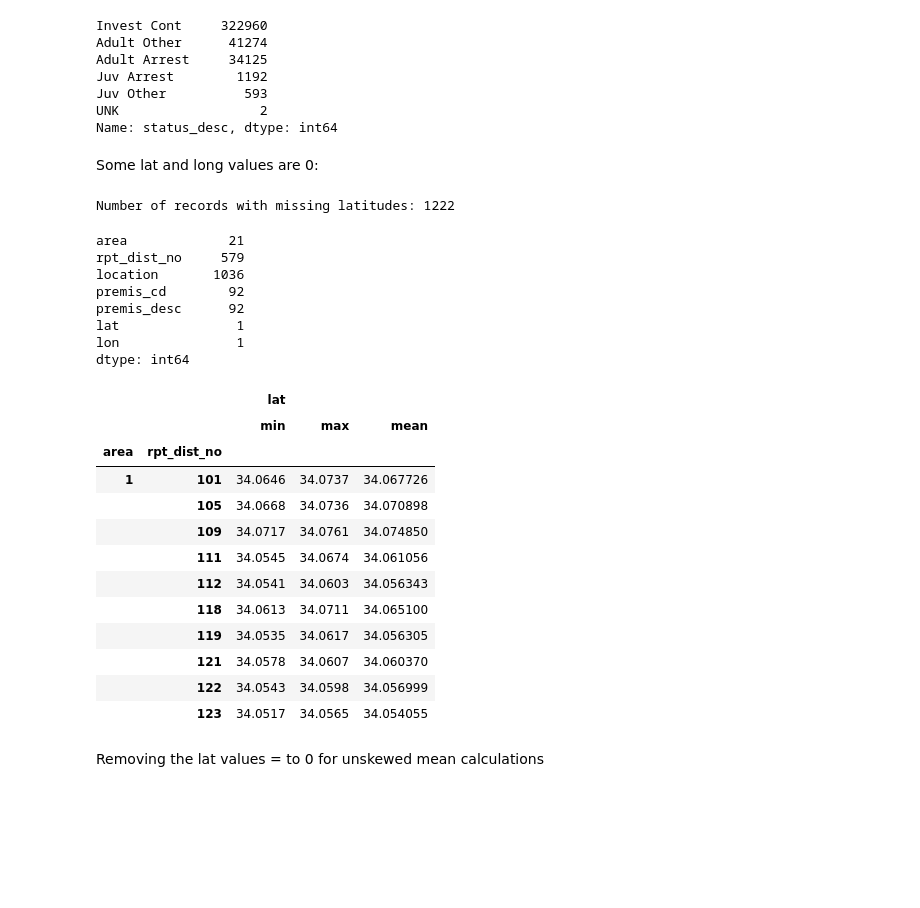
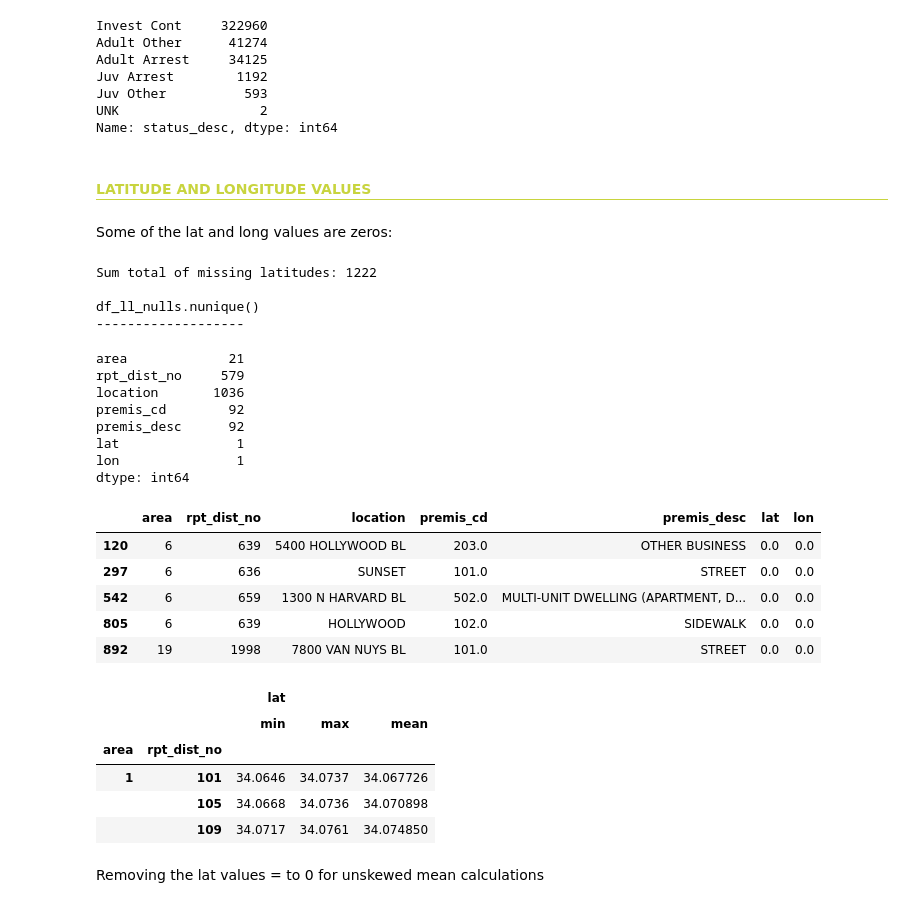
Before and after one commit to jdormaar/Boardgame_Preferences_Predictive_Analysis, a Jupyter notebook: Competitions/Analyzing Crime in LA/notebook.ipynb, the cells around one changed output. Drawn from its saved outputs; the diff is of its cells as text; code cells hidden in the pictures; blank space fills up the shorter version.

```diff
--- a/Competitions/Analyzing Crime in LA/notebook.ipynb
+++ b/Competitions/Analyzing Crime in LA/notebook.ipynb
@@ -447,16 +432,25 @@ Juv Other          593
 UNK                  2
 Name: status_desc, dtype: int64
 # %% [markdown]
-Some lat and long values are 0:
+<h4 id= ""; style="color:#c8d43e; text-align:left; padding: 0px; border-bottom: 1px solid #c8d43e;">LATITUDE AND LONGITUDE VALUES</h4>
+# %% [markdown]
+Some of the lat and long values are zeros:
 # %%
 # df[df['lat'] ==0][['lat', 'lon']]
 df_ll_nulls = df[df['lat'] ==0][['area', 'rpt_dist_no', 'location', 'premis_cd', 'premis_desc', 'lat', 'lon']].copy()
 df_ll_complete = df[df['lat'] !=0][['area', 'rpt_dist_no', 'location', 'premis_cd', 'premis_desc', 'lat', 'lon']].copy()
 
-print(f'Number of records with missing latitudes: {df_ll_nulls.shape[0]}')
-df_ll_nulls.nunique()
+print(f'Sum total of missing latitudes: {df_ll_nulls.shape[0]}\n')
+
+print('df_ll_nulls.nunique()\n-------------------')
+display(df_ll_nulls.nunique())
+
+df_ll_nulls.head()
 # %% [output]
-Number of records with missing latitudes: 1222
+Sum total of missing latitudes: 1222
+
+df_ll_nulls.nunique()
+-------------------
 area             21
 rpt_dist_no     579
 location       1036
@@ -465,22 +459,21 @@ premis_desc      92
 lat               1
 lon               1
 dtype: int64
+|  | area | rpt_dist_no | location | premis_cd | premis_desc | lat | lon |
+| 120 | 6 | 639 | 5400 HOLLYWOOD BL | 203.0 | OTHER BUSINESS | 0.0 | 0.0 |
+| 297 | 6 | 636 | SUNSET | 101.0 | STREET | 0.0 | 0.0 |
+| 542 | 6 | 659 | 1300 N HARVARD BL | 502.0 | MULTI-UNIT DWELLING (APARTMENT, D... | 0.0 | 0.0 |
+| 805 | 6 | 639 | HOLLYWOOD | 102.0 | SIDEWALK | 0.0 | 0.0 |
+| 892 | 19 | 1998 | 7800 VAN NUYS BL | 101.0 | STREET | 0.0 | 0.0 |
 # %%
-df_ll_complete[['area', 'rpt_dist_no', 'lat']].groupby(['area', 'rpt_dist_no']).agg(['min', 'max', 'mean']).head(10)
+df_ll_complete[['area', 'rpt_dist_no', 'lat']].groupby(['area', 'rpt_dist_no']).agg(['min', 'max', 'mean']).head(3)
 # %% [output]
 |  |  | lat |  |  |
 |  |  | min | max | mean |
 | area | rpt_dist_no |  |  |  |
 | 1 | 101 | 34.0646 | 34.0737 | 34.067726 |
 |  | 105 | 34.0668 | 34.0736 | 34.070898 |
 |  | 109 | 34.0717 | 34.0761 | 34.074850 |
-|  | 111 | 34.0545 | 34.0674 | 34.061056 |
-|  | 112 | 34.0541 | 34.0603 | 34.056343 |
-|  | 118 | 34.0613 | 34.0711 | 34.065100 |
-|  | 119 | 34.0535 | 34.0617 | 34.056305 |
-|  | 121 | 34.0578 | 34.0607 | 34.060370 |
-|  | 122 | 34.0543 | 34.0598 | 34.056999 |
-|  | 123 | 34.0517 | 34.0565 | 34.054055 |
 # %% [markdown]
 Removing the lat values = to 0 for unskewed mean calculations
 # %%
```
Also changed, not shown: parts of 37 cells of this notebook.
